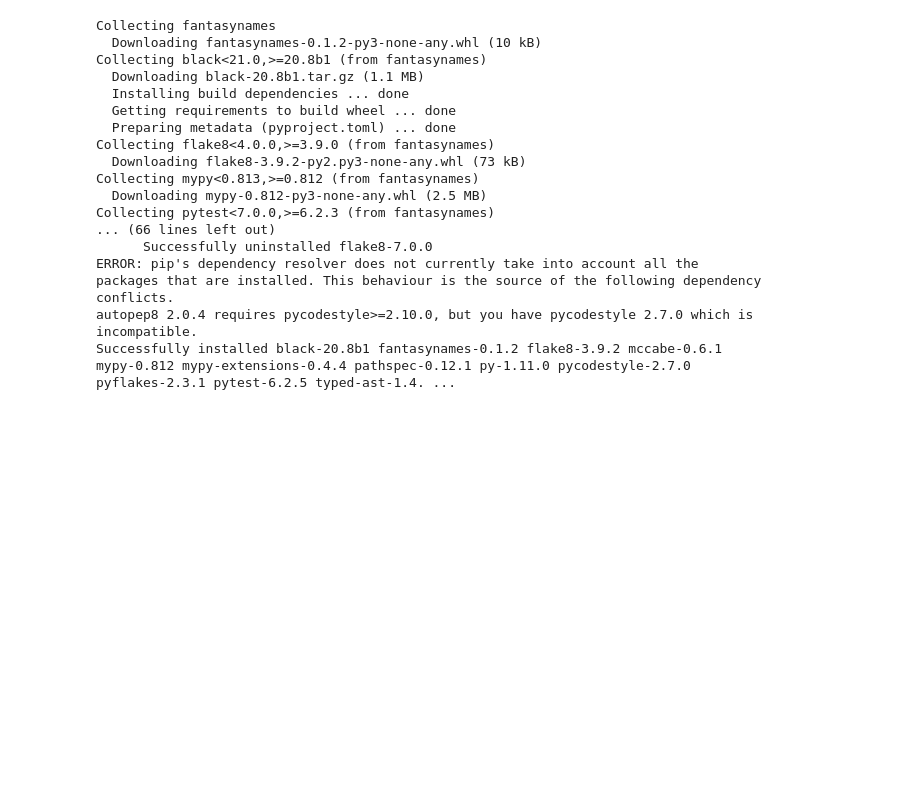
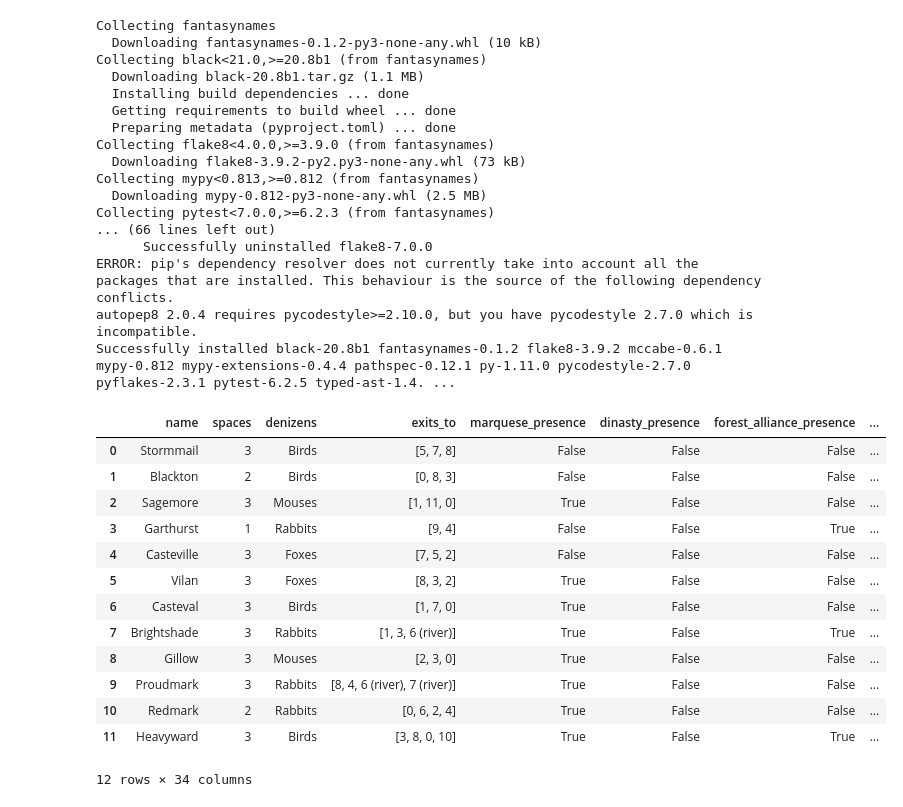
Before and after one commit to Mateus-cpa/rpg-clearing-adventure, a Jupyter notebook: clearing-adventure.ipynb, the cells around one changed output. Cells and saved outputs as stored; diff of their text form; code cells hidden in the pictures; blank space fills up the shorter version.

Commit message:
Kaggle Notebook | Clearing adventure | on fire! next is setring rest events

```diff
--- a/clearing-adventure.ipynb
+++ b/clearing-adventure.ipynb
@@ -140,3 +162,43 @@ df_clearing['iron_force'] = df_clearing.iron_presence.apply(lambda x:  randint(1
+# %%
+df_clearing = pd.DataFrame.from_dict(dict_clearing)
+
+df_clearing.marquese_percent = df_clearing.apply(lambda x: x['marquese_percent'] + 10 if not x['marquese_presence'] else 20, axis=1)
+df_clearing.dinasty_percent = df_clearing.apply(lambda x: x['dinasty_percent'] + 20 if not x['dinasty_presence'] else 10, axis=1)
+df_clearing.forest_alliance_percent = df_clearing.apply(lambda x: x['forest_alliance_percent'] + 5 if not x['forest_alliance_presence'] else 0, axis=1)
+df_clearing.cultists_percent = df_clearing.apply(lambda x: x['cultists_percent'] + 15 if not x['cultists_presence'] else 15, axis=1)
+df_clearing.company_percent = df_clearing.apply(lambda x: x['company_percent'] + 5 if not x['company_presence'] else 0, axis=1)
+df_clearing.corvid_percent = df_clearing.apply(lambda x: x['corvid_percent'] + 15 if not x['corvid_presence'] else 15, axis=1)
+df_clearing.ducquies_percent = df_clearing.apply(lambda x: x['ducquies_percent'] + 10 if not x['ducquies_presence'] else 10, axis=1)
+df_clearing.lord_percent = df_clearing.apply(lambda x: x['lord_percent'] + 20 if not x['lord_presence'] else 20, axis=1)
+df_clearing.iron_percent = df_clearing.apply(lambda x: x['iron_percent'] + 10 if not x['iron_presence'] else 15, axis=1)
+
+#soldiers
+df_clearing['marquese_force'] = df_clearing.marquese_presence.apply(lambda x: randint(0,8) if x else False)
+df_clearing['dinasty_force'] = df_clearing.dinasty_presence.apply(lambda x: randint(0,8) if x else False)
+df_clearing['forest_alliance_force'] = df_clearing.forest_alliance_presence.apply(lambda x: randint(0,4) if x else False)
+df_clearing['cultists_force'] = df_clearing.cultists_presence.apply(lambda x:  randint(0,5) if x else False)
+df_clearing['company_force'] = df_clearing.company_presence.apply(lambda x:  randint(1,8) if x else False)
+df_clearing['corvid_force'] = df_clearing.corvid_presence.apply(lambda x:  randint(0,3) if x else False)
+df_clearing['ducquies_force'] = df_clearing.ducquies_presence.apply(lambda x:  randint(1,8) if x else False)
+df_clearing['lord_force'] = df_clearing.lord_presence.apply(lambda x:  randint(1,6) if x else False)
+df_clearing['iron_force'] = df_clearing.iron_presence.apply(lambda x:  randint(1,6) if x else False)
+
+df_clearing
+# %% [output]
+|  | name | spaces | denizens | exits_to | marquese_presence | dinasty_presence | forest_alliance_presence | ... |
+| 0 | Stormmail | 3 | Birds | [5, 7, 8] | False | False | False | ... |
+| 1 | Blackton | 2 | Birds | [0, 8, 3] | False | False | False | ... |
+| 2 | Sagemore | 3 | Mouses | [1, 11, 0] | True | False | False | ... |
+| 3 | Garthurst | 1 | Rabbits | [9, 4] | False | False | True | ... |
+| 4 | Casteville | 3 | Foxes | [7, 5, 2] | False | False | False | ... |
+| 5 | Vilan | 3 | Foxes | [8, 3, 2] | True | False | False | ... |
+| 6 | Casteval | 3 | Birds | [1, 7, 0] | True | False | False | ... |
+| 7 | Brightshade | 3 | Rabbits | [1, 3, 6 (river)] | True | False | True | ... |
+| 8 | Gillow | 3 | Mouses | [2, 3, 0] | True | False | False | ... |
+| 9 | Proudmark | 3 | Rabbits | [8, 4, 6 (river), 7 (river)] | True | False | False | ... |
+| 10 | Redmark | 2 | Rabbits | [0, 6, 2, 4] | True | False | False | ... |
+| 11 | Heavyward | 3 | Birds | [3, 8, 0, 10] | True | False | True | ... |
+12 rows × 34 columns
 # %%
 list_column = {'occupied_spaces': [[] for _ in  df_clearing]}
 df_clearing['occupied_spaces'] = pd.DataFrame.from_dict(list_column) # create column with lists
```
Also changed, not shown: parts of 6 cells of this notebook.
